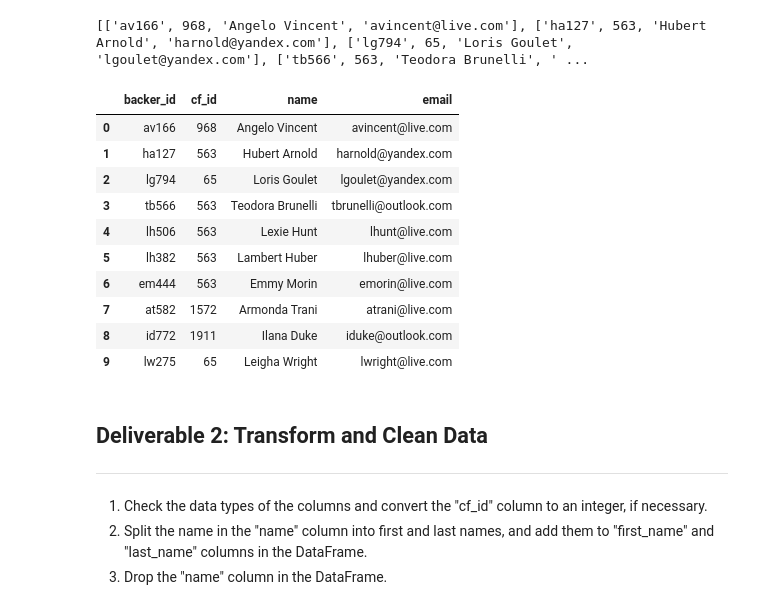
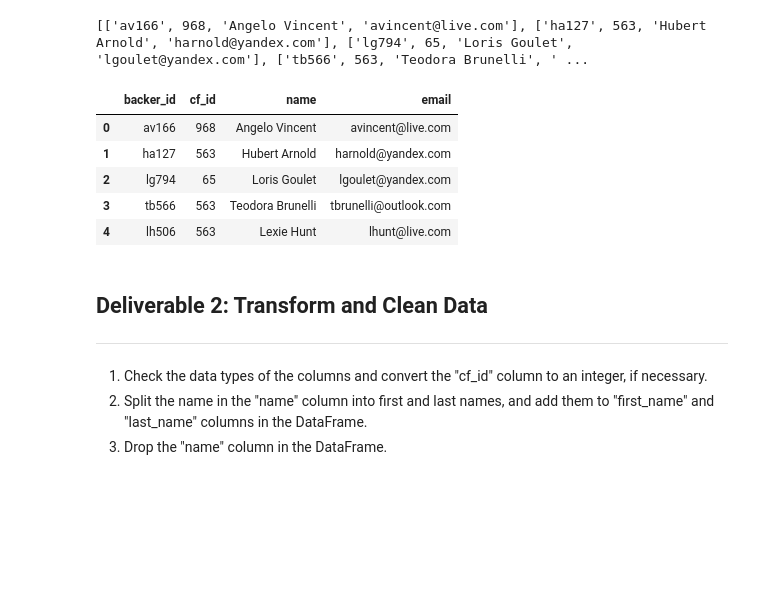
Before and after one commit to willmino/ETL-Pipeline, a Jupyter notebook: Extract-Transform_final_code.ipynb, the cells around one changed output. Saved outputs shown, nothing was run; the diff lists cells and outputs as text; code cells hidden in the pictures; blank space fills up the shorter version.

```diff
--- a/Extract-Transform_final_code.ipynb
+++ b/Extract-Transform_final_code.ipynb
@@ -93,22 +88,17 @@ print(dict_rows)
 # %%
 # Create a backers_df DataFrame with the following columns: 'backer_id','cf_id', 'name', and 'email'
 # using the list of values lists.
 
 backers_df = pd.DataFrame(dict_rows, columns = ["backer_id", "cf_id", "name", "email"])
 
-backers_df.head(10)
+backers_df.head()
 # %% [output]
 |  | backer_id | cf_id | name | email |
 | 0 | av166 | 968 | Angelo Vincent | avincent@live.com |
 | 1 | ha127 | 563 | Hubert Arnold | harnold@yandex.com |
 | 2 | lg794 | 65 | Loris Goulet | lgoulet@yandex.com |
 | 3 | tb566 | 563 | Teodora Brunelli | tbrunelli@outlook.com |
 | 4 | lh506 | 563 | Lexie Hunt | lhunt@live.com |
-| 5 | lh382 | 563 | Lambert Huber | lhuber@live.com |
-| 6 | em444 | 563 | Emmy Morin | emorin@live.com |
-| 7 | at582 | 1572 | Armonda Trani | atrani@live.com |
-| 8 | id772 | 1911 | Ilana Duke | iduke@outlook.com |
-| 9 | lw275 | 65 | Leigha Wright | lwright@live.com |
 # %%
 # Export the DataFrame as a CSV file using encoding='utf8'.
 
```
Also changed, not shown: parts of 2 cells of this notebook.
